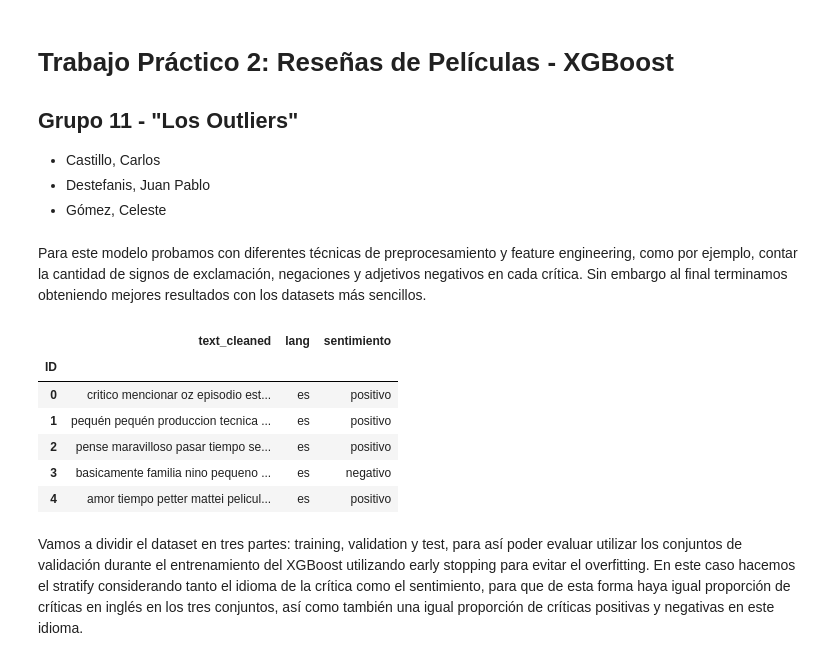
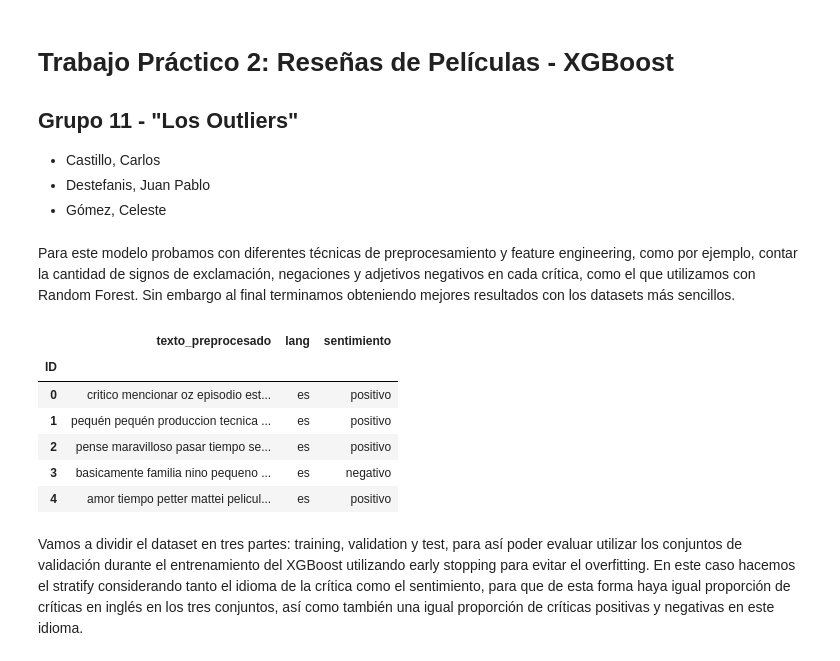
Before and after one commit to regexPattern/fiuba-organizacion-de-datos, a Jupyter notebook: tp2/notebooks/7506R_TP2_GRUPO11_ENTREGA_N4.ipynb, the cells around one changed output. Saved outputs shown, nothing was run; the diff lists cells and outputs as text; code cells hidden in the pictures.

```diff
--- a/tp2/notebooks/7506R_TP2_GRUPO11_ENTREGA_N4.ipynb
+++ b/tp2/notebooks/7506R_TP2_GRUPO11_ENTREGA_N4.ipynb
@@ -14,12 +14,12 @@ import seaborn as sns
 sns.set_theme()
 sns.set_palette('colorblind')
 # %% [markdown]
-Para este modelo probamos con diferentes técnicas de preprocesamiento y feature engineering, como por ejemplo, contar la cantidad de signos de exclamación, negaciones y adjetivos negativos en cada crítica. Sin embargo al final terminamos obteniendo mejores resultados con los datasets más sencillos.
+Para este modelo probamos con diferentes técnicas de preprocesamiento y feature engineering, como por ejemplo, contar la cantidad de signos de exclamación, negaciones y adjetivos negativos en cada crítica, como el que utilizamos con Random Forest. Sin embargo al final terminamos obteniendo mejores resultados con los datasets más sencillos.
 # %%
-df = pd.read_csv('../datasets/train-xgboost.zip', index_col=0)
+df = pd.read_csv('../datasets/train-simple.csv', index_col=0)
 df.head()
 # %% [output]
-|  | text_cleaned | lang | sentimiento |
+|  | texto_preprocesado | lang | sentimiento |
 | ID |  |  |  |
 | 0 | critico mencionar oz episodio est... | es | positivo |
 | 1 | pequén pequén produccion tecnica ... | es | positivo |
```
Also changed, not shown: parts of 10 cells of this notebook, 17 other files.
